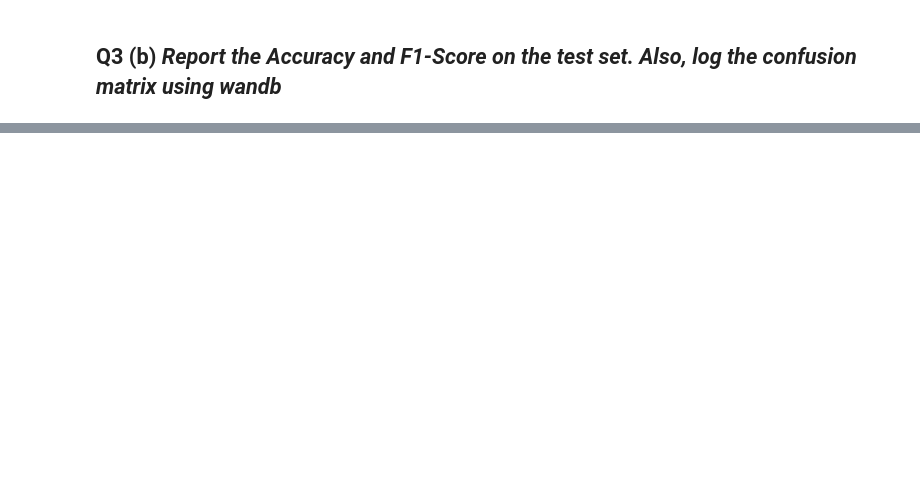
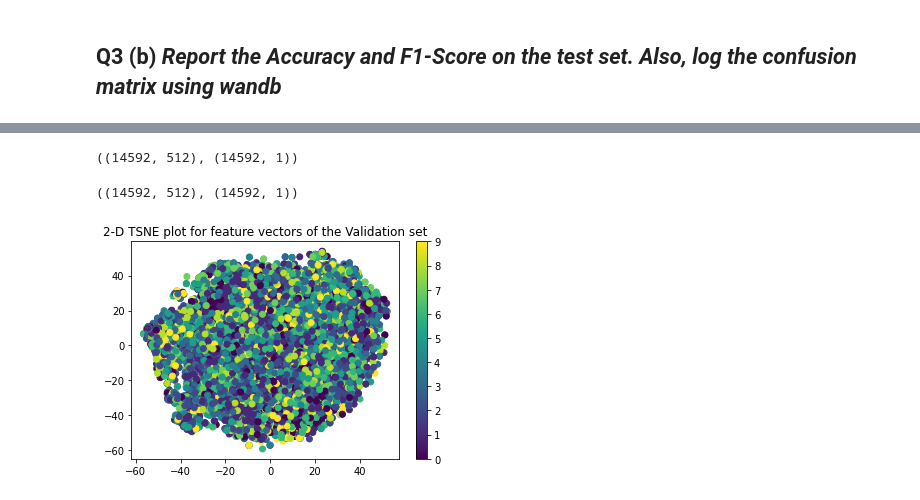
Before and after one commit to devKhush/Computer-Vision-Assignments, a Jupyter notebook: Assignment-1/Q1/Solution.ipynb, the cells around one changed output, grey strips where cells are left out. Cells and saved outputs as stored; diff of their text form; code cells hidden in the pictures; blank space fills up the shorter version.

```diff
--- a/Assignment-1/Q1/Solution.ipynb
+++ b/Assignment-1/Q1/Solution.ipynb
@@ -632,0 +890,25 @@ Find logs at: ./wandb/run-20230212_190659-shgn4x1g/logs
+# %%
+n_dim_feature_vectors_train = []
+labels_train = []
+n_dim_feature_vectors_val = []
+labels_val = []
+
+with torch.no_grad():
+   for i, data in enumerate(valloader, 0):
+        if i == len(valloader)-1: break
+        inputs, labels = data
+        # inputs, labels = inputs.to(device), labels.to(device)
+        features = resnet18model.forward_backbone(inputs)
+        # features = features.view(features.size(0), -1)
+        for batch_num in range(len(features)):
+            n_dim_feature_vectors_val.append(features[batch_num].numpy())
+            labels_val.append([labels[batch_num].numpy()])
+# %%
+from sklearn.manifold import TSNE
+n_dim_feature_vectors_train = np.array(n_dim_feature_vectors_train)
+n_dim_feature_vectors_val = np.array(n_dim_feature_vectors_val)
+labels_val = np.array(labels_val)
+# %%
+n_dim_feature_vectors_val.shape, labels_val.shape
+# %% [output]
+((14592, 512), (14592, 1))
@@ -632,0 +921,18 @@ Find logs at: ./wandb/run-20230212_190659-shgn4x1g/logs
+# %%
+n_dim_feature_vectors_val = np.concatenate(n_dim_feature_vectors_val, axis=0)
+labels_val = np.concatenate(labels_val, axis=0)
+# %%
+n_dim_feature_vectors_val.shape, labels_val.shape
+# %% [output]
+((14592, 512), (14592, 1))
+# %%
+# 2-D t-SNE plot of the feature vectors of the validation set
+tsne = TSNE(n_components=2)
+tsne_result = tsne.fit_transform(n_dim_feature_vectors_val)
+
+plt.scatter(tsne_result[:, 0], tsne_result[:, 1], c=labels_val)
+plt.title('2-D TSNE plot for feature vectors of the Validation set')
+plt.colorbar()
+plt.show()
+# %% [output]
+[figure, added]
```
Also changed, not shown: parts of 44 cells of this notebook.
